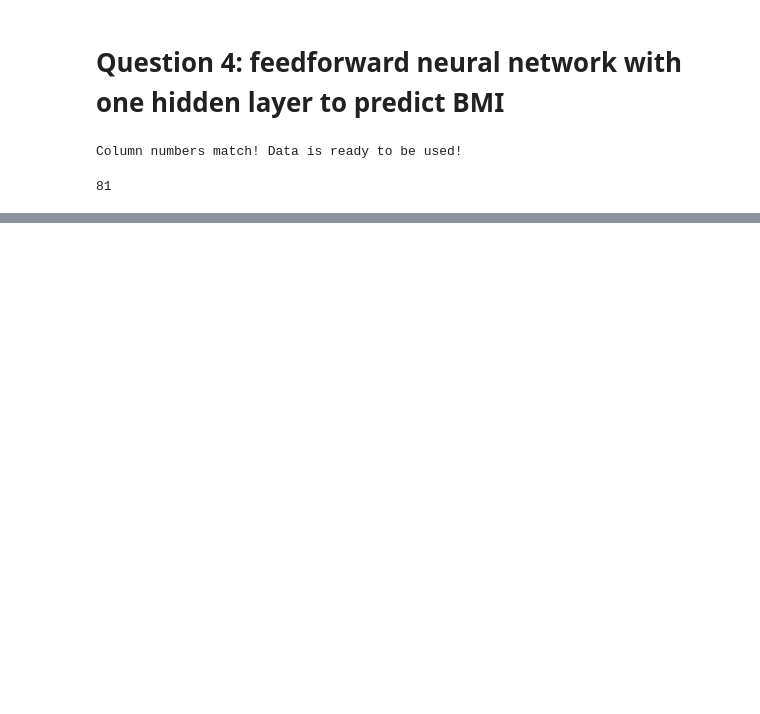
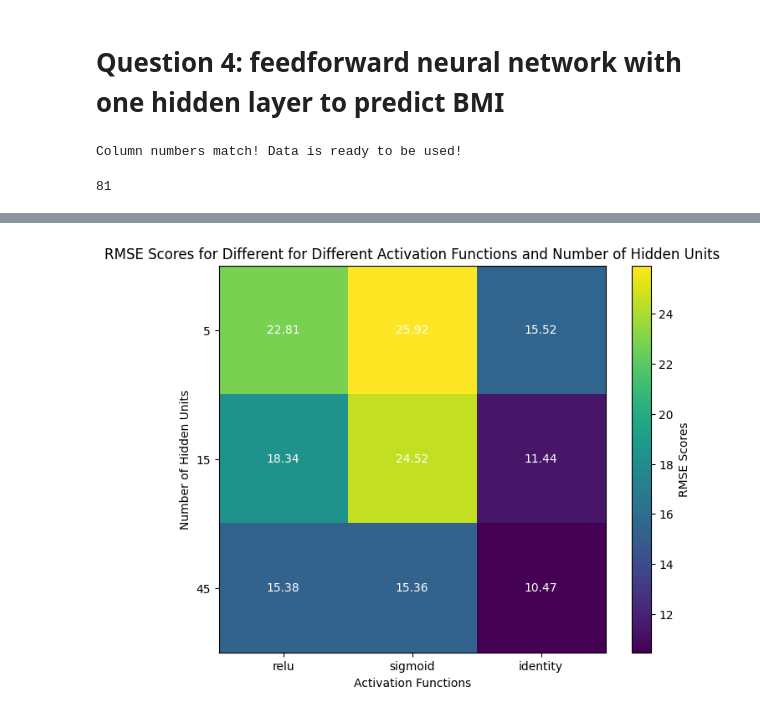
Before and after one commit to whykay-01/machine-learning, a Jupyter notebook: homeworks/hwk4/hwk4-working.ipynb, the cells around one changed output, grey strips where cells are left out. Saved outputs shown, nothing was run; the diff lists cells and outputs as text; code cells hidden in the pictures; blank space fills up the shorter version.

```diff
--- a/homeworks/hwk4/hwk4-working.ipynb
+++ b/homeworks/hwk4/hwk4-working.ipynb
@@ -629,7 +629,7 @@ for learning_rate in learning_rates:
                 loss_function = RMSELoss()
                 optimizer = torch.optim.SGD(one_layer_model.parameters(), lr=learning_rate, weight_decay=lambda_l2) # built-in L2
                 one_layer_models.append({"model": one_layer_model, "loss_function": loss_function, "optimizer": optimizer, "idx": i})
-                idx += 1
+                i += 1
 len(one_layer_models)
 # %% [output]
 81
@@ -676,0 +695,6 @@ ValueError: multi_class must be in ('ovo', 'ovr')
+# %%
+# let's now extract the basic paramaters we deduced to with our model
+
+for model_info in one_layer_models:
+    if model_info["idx"] == 71:
+        print(model_info)
@@ -676,0 +738,17 @@ ValueError: multi_class must be in ('ovo', 'ovr')
+# %%
+rmse_scores = []
+for idx, model_info in enumerate(one_layer_models):
+    model = model_info["model"]
+    loss_function = model_info["loss_function"]
+    optimizer = model_info["optimizer"]
+
+    print("\nTraining #{} starts".format(idx))
+
+    train_model(model, criterion=loss_function, optimizer=optimizer, inputs=X_train_tensor, labels=y_train_tensor)
+
+    metrics = estimate_auc_rmse_scores(model, X_test_tensor, y_test_tensor)
+    rmse_scores.append(metrics[0])
+
+    print("\n\n")
+
+print(rmse_scores)
@@ -676,0 +773,21 @@ ValueError: multi_class must be in ('ovo', 'ovr')
+# %%
+rmse_scores = np.array(rmse_scores).reshape(len(n_hidden_layers), len(activation_functions))
+
+plt.figure(figsize=(8, 6))
+plt.imshow(rmse_scores, cmap='viridis', interpolation='nearest')
+plt.colorbar(label='RMSE Scores')
+
+plt.xticks(np.arange(len(activation_functions)), activation_functions)
+plt.yticks(np.arange(len(n_hidden_units)), n_hidden_units)
+plt.xlabel('Activation Functions')
+plt.ylabel('Number of Hidden Units')
+
+# Add text annotations for each cell
+for i in range(len(n_hidden_units)):
+    for j in range(len(activation_functions)):
+        plt.text(j, i, f'{rmse_scores[i, j]:.2f}', ha='center', va='center', color='white')
+
+plt.title('RMSE Scores for Different for Different Activation Functions and Number of Hidden Units')
+plt.show()
+# %% [output]
+[figure, added]
```
Also changed, not shown: parts of 15 cells of this notebook.
